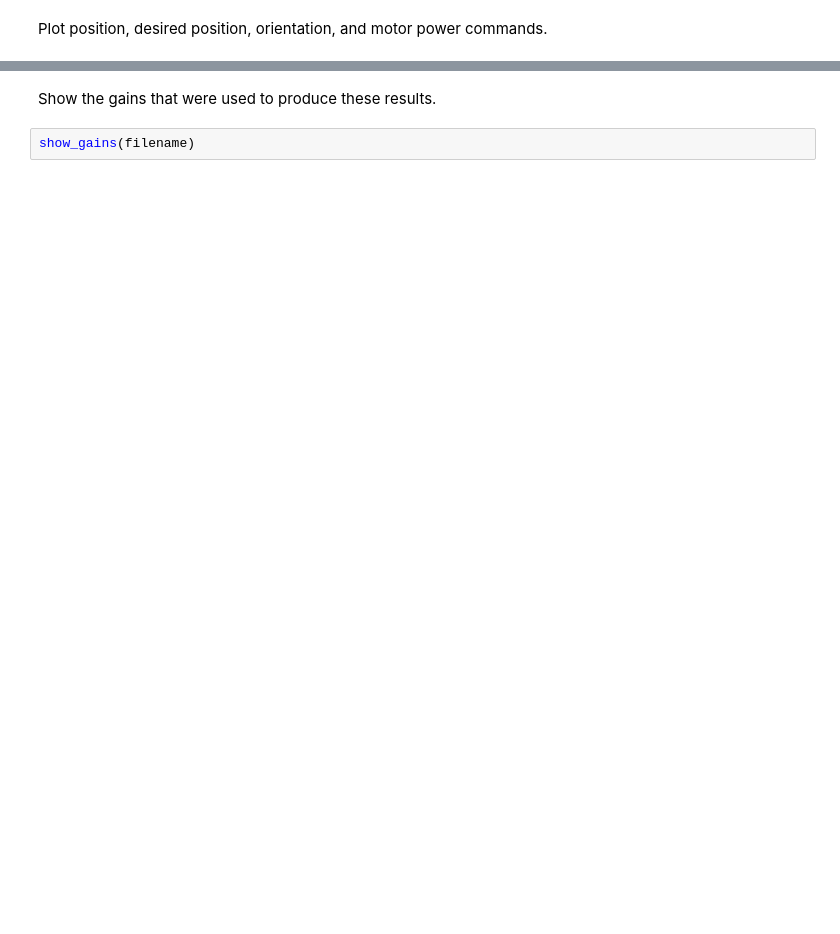
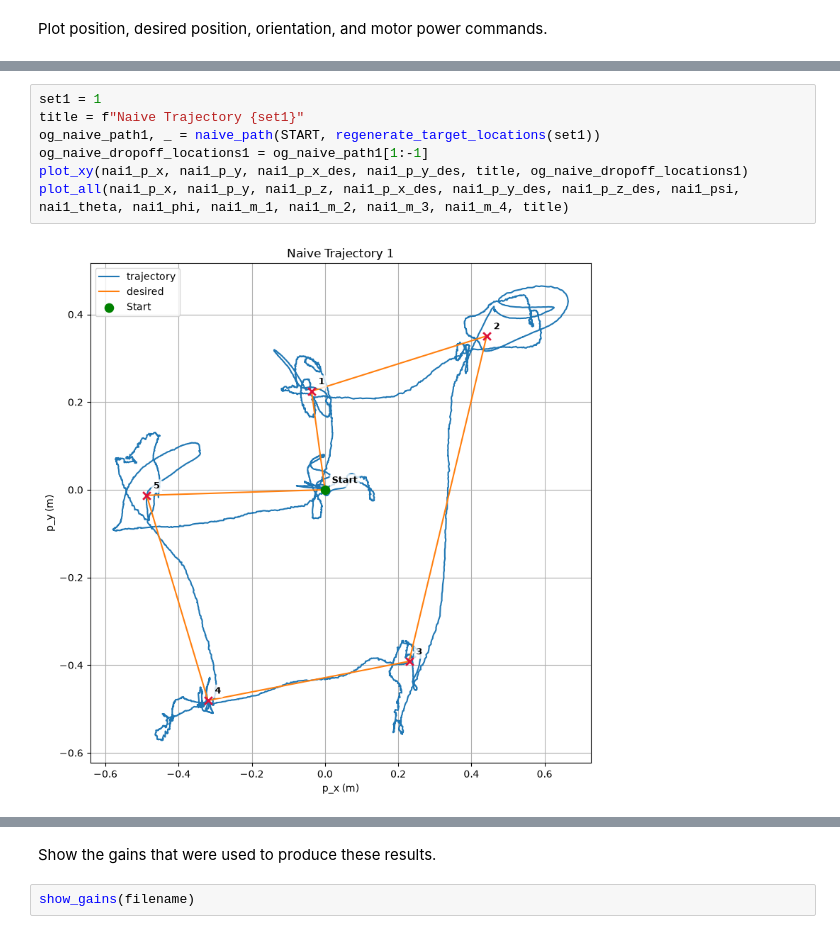
Before and after one commit to dssong2/crazyflie-client, a Jupyter notebook: project/milestone2/custom_controller.ipynb, the cells around one changed output, grey strips where cells are left out. Drawn from its saved outputs; the diff is of its cells as text; blank space fills up the shorter version.

```diff
--- a/project/milestone2/custom_controller.ipynb
+++ b/project/milestone2/custom_controller.ipynb
@@ -700,0 +791,9 @@ plt.show()
+# %%
+set1 = 1
+title = f"Naive Trajectory {set1}"
+og_naive_path1, _ = naive_path(START, regenerate_target_locations(set1))
+og_naive_dropoff_locations1 = og_naive_path1[1:-1]
+plot_xy(nai1_p_x, nai1_p_y, nai1_p_x_des, nai1_p_y_des, title, og_naive_dropoff_locations1)
+plot_all(nai1_p_x, nai1_p_y, nai1_p_z, nai1_p_x_des, nai1_p_y_des, nai1_p_z_des, nai1_psi, nai1_theta, nai1_phi, nai1_m_1, nai1_m_2, nai1_m_3, nai1_m_4, title)
+# %% [output]
+[figure, added]
```
Also changed, not shown: parts of 20 cells of this notebook, 1 other file.
